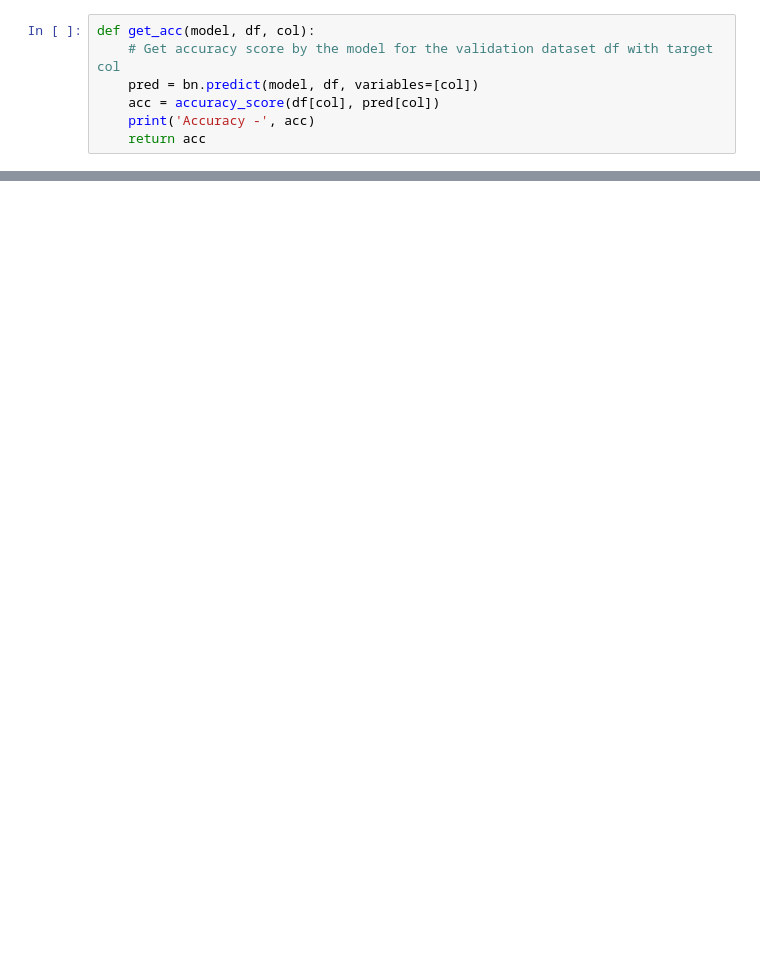
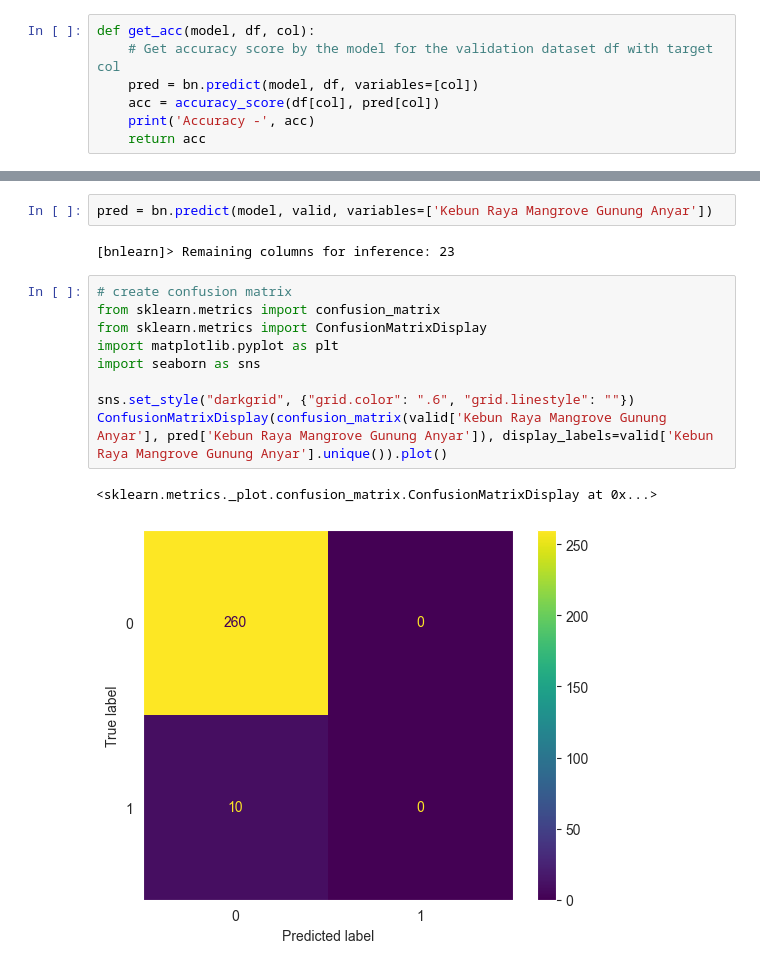
Before and after one commit to Mangzy/ML-RekomendasiWisataSurabaya, a Jupyter notebook: kbmg2.ipynb, the cells around one changed output, grey strips where cells are left out. Drawn from its saved outputs; the diff is of its cells as text; blank space fills up the shorter version.

Commit message:
add: confusion matrix

```diff
--- a/kbmg2.ipynb
+++ b/kbmg2.ipynb
@@ -290,0 +156,16 @@ Accuracy - 0.9629629629629629
+# %%
+pred = bn.predict(model, valid, variables=['Kebun Raya Mangrove Gunung Anyar'])
+# %% [output]
+[bnlearn]> Remaining columns for inference: 23
+# %%
+# create confusion matrix
+from sklearn.metrics import confusion_matrix
+from sklearn.metrics import ConfusionMatrixDisplay
+import matplotlib.pyplot as plt
+import seaborn as sns
+
+sns.set_style("darkgrid", {"grid.color": ".6", "grid.linestyle": ""})
+ConfusionMatrixDisplay(confusion_matrix(valid['Kebun Raya Mangrove Gunung Anyar'], pred['Kebun Raya Mangrove Gunung Anyar']), display_labels=valid['Kebun Raya Mangrove Gunung Anyar'].unique()).plot()
+# %% [output]
+<sklearn.metrics._plot.confusion_matrix.ConfusionMatrixDisplay at 0x...>
+[figure, added]
```
Also changed, not shown: parts of 3 cells of this notebook, 56 other files.
